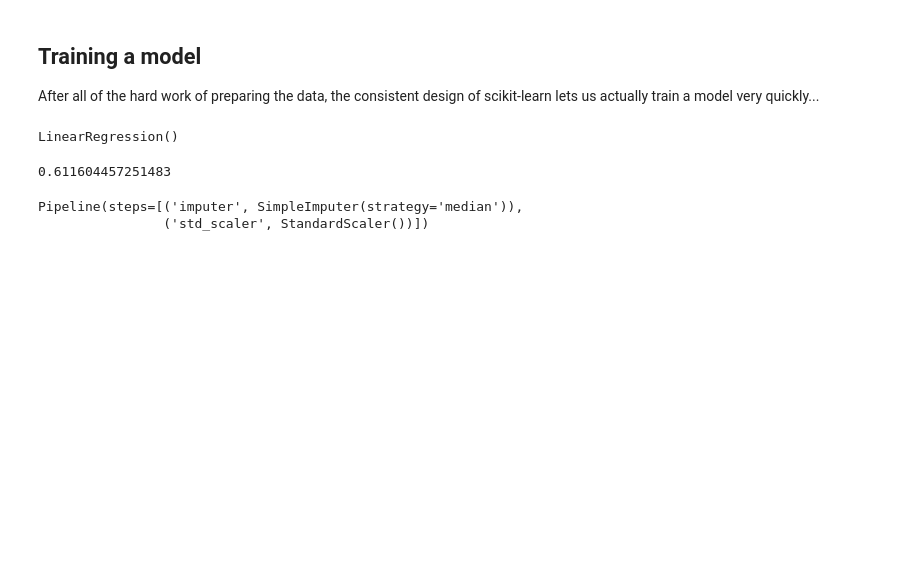
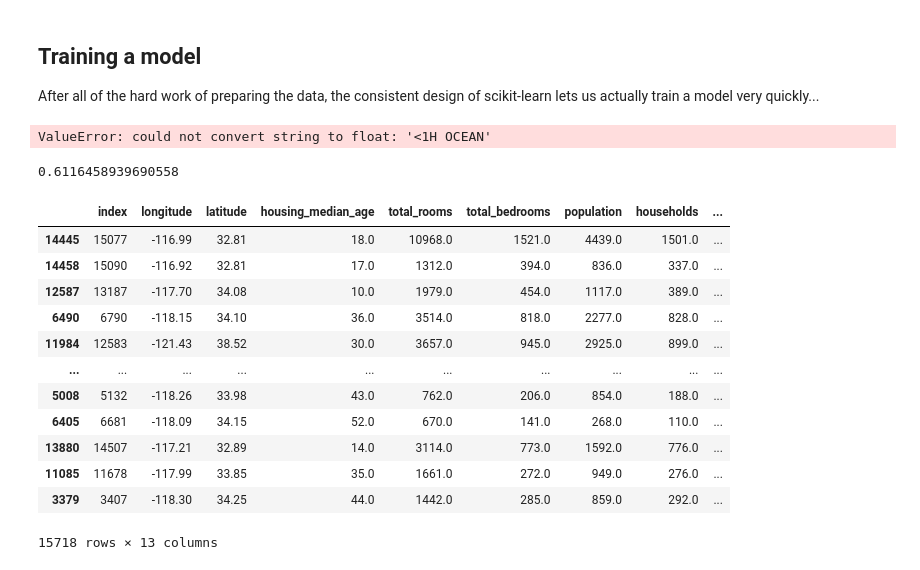
Before and after one commit to ianabc/m2pi2022, a Jupyter notebook: LectureNotes/ScikitLearn.ipynb, the cells around one changed output. Drawn from its saved outputs; the diff is of its cells as text; code cells hidden in the pictures; blank space fills up the shorter version.

Commit message:
Messing around with transforms
Signed-off-by: Ian Allison <iana@pims.math.ca>

```diff
--- a/LectureNotes/ScikitLearn.ipynb
+++ b/LectureNotes/ScikitLearn.ipynb
@@ -329,6 +359,11 @@ strat_train_set['income_cat'].hist()
 # %% [markdown]
 So our training set looks like it samples the various income categories well.
 # %%
-for train_idx, test_idx in split.split(housesDF, housesDF['income_cat']):
-    strat_train_set = housesDF_tr.loc[train_idx]
-    strat_test_set = housesDF_tr.loc[test_idx]
+for set_ in (strat_train_set, strat_test_set):
+    set_.drop('income_cat', axis=1, inplace=True)
+
+trainDF = pd.DataFrame(
+    full_pipeline.fit_transform(strat_train_set),
+    columns = strat_train_set.columns + strt,
+    index = strat_train_set.index
+)
@@ -344,7 +388,7 @@ housing_prepared = strat_train_set.drop('median_house_value', axis=1)
 lin_reg = LinearRegression()
 lin_reg.fit(housing_prepared, housing_labels)
 # %% [output]
-LinearRegression()
+ValueError: could not convert string to float: '<1H OCEAN'
 # %%
 from sklearn.metrics import mean_squared_error
 housing_predictions = lin_reg.predict(housing_prepared)
@@ -352,9 +396,20 @@ lin_mse = mean_squared_error(housing_labels, housing_predictions)
 lin_rmse = np.sqrt(lin_mse)
 lin_rmse
 # %% [output]
-0.611604457251483
+0.6116458939690558
 # %%
-num_pipeline.
+housing_prepared
 # %% [output]
+|  | index | longitude | latitude | housing_median_age | total_rooms | total_bedrooms | population | households | ... |
+| 14445 | 15077 | -116.99 | 32.81 | 18.0 | 10968.0 | 1521.0 | 4439.0 | 1501.0 | ... |
+| 14458 | 15090 | -116.92 | 32.81 | 17.0 | 1312.0 | 394.0 | 836.0 | 337.0 | ... |
+| 12587 | 13187 | -117.70 | 34.08 | 10.0 | 1979.0 | 454.0 | 1117.0 | 389.0 | ... |
+| 6490 | 6790 | -118.15 | 34.10 | 36.0 | 3514.0 | 818.0 | 2277.0 | 828.0 | ... |
+| 11984 | 12583 | -121.43 | 38.52 | 30.0 | 3657.0 | 945.0 | 2925.0 | 899.0 | ... |
+| ... | ... | ... | ... | ... | ... | ... | ... | ... | ... |
+| 5008 | 5132 | -118.26 | 33.98 | 43.0 | 762.0 | 206.0 | 854.0 | 188.0 | ... |
+| 6405 | 6681 | -118.09 | 34.15 | 52.0 | 670.0 | 141.0 | 268.0 | 110.0 | ... |
+| 13880 | 14507 | -117.21 | 32.89 | 14.0 | 3114.0 | 773.0 | 1592.0 | 776.0 | ... |
+| 11085 | 11678 | -117.99 | 33.85 | 35.0 | 1661.0 | 272.0 | 949.0 | 276.0 | ... |
+| 3379 | 3407 | -118.30 | 34.25 | 44.0 | 1442.0 | 285.0 | 859.0 | 292.0 | ... |
-Pipeline(steps=[('imputer', SimpleImputer(strategy='median')),
-                ('std_scaler', StandardScaler())])
+15718 rows × 13 columns
```
Also changed, not shown: parts of 7 cells of this notebook.
